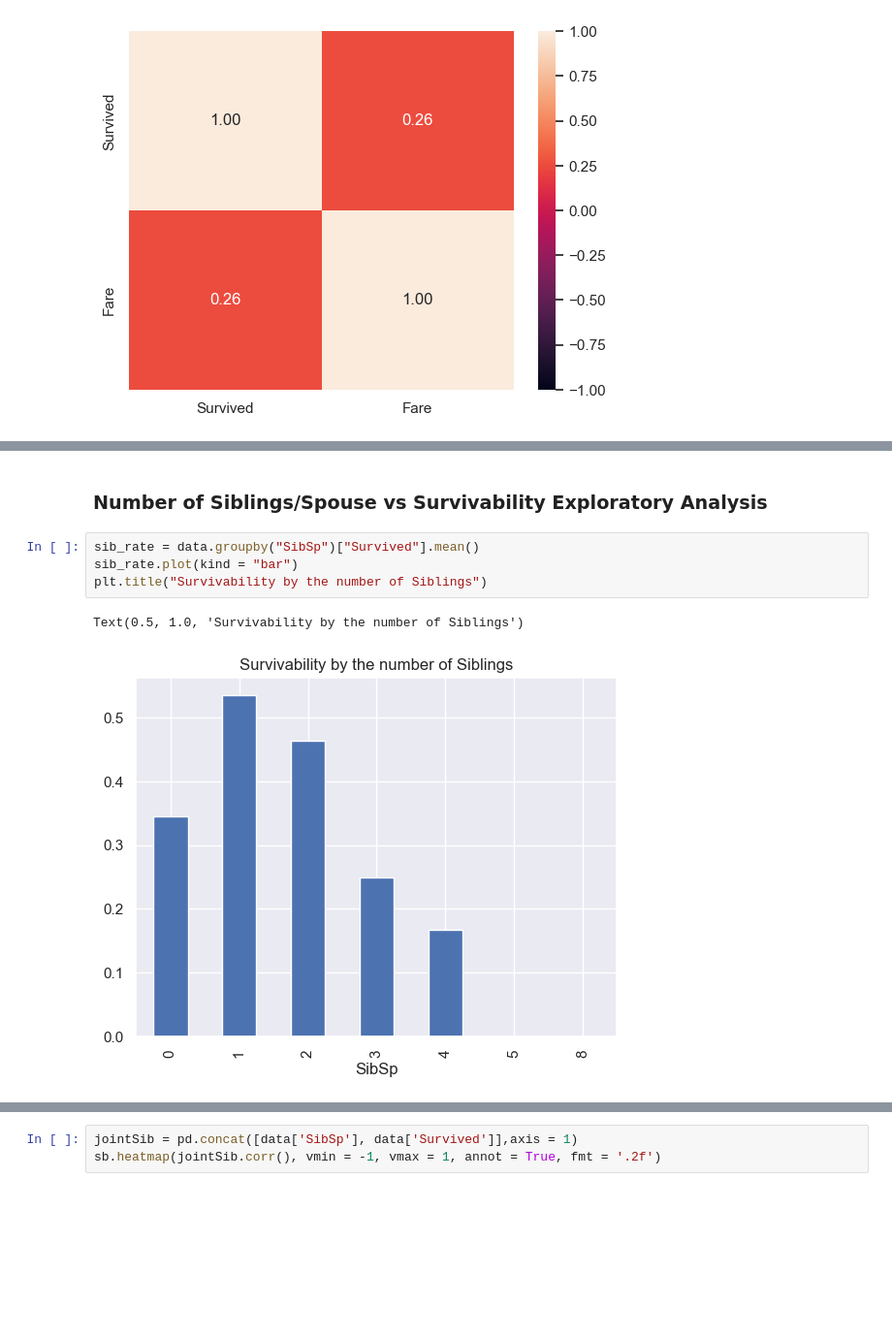
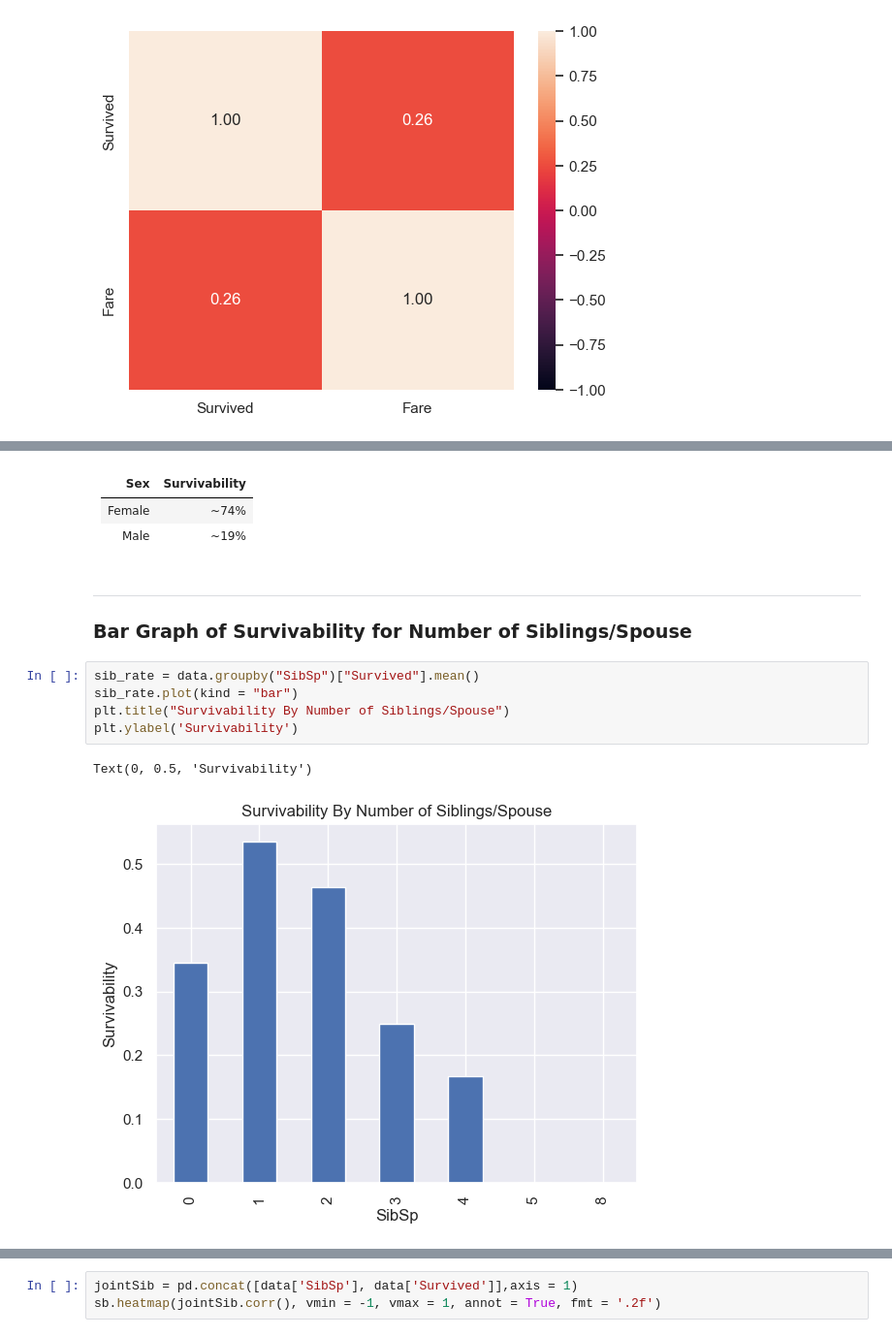
Before and after one commit to HongSon28/IE0005-Mini-Project, a Jupyter notebook: Main.ipynb, the cells around one changed output, grey strips where cells are left out. Shown at 97% size. Saved outputs shown, nothing was run; the diff lists cells and outputs as text; blank space fills up the shorter version.

```diff
--- a/Main.ipynb
+++ b/Main.ipynb
@@ -243,9 +325,19 @@ Text(0.5, 1.0, 'Survivability by gender')
+# %% [markdown]
+<div style="display: inline-block">
+
+|Sex|Survivability|
+|------|-------------|
+|Female|~74%|
+|Male|~19%|
+</div>
 # %% [markdown]
-### Number of Siblings/Spouse vs Survivability Exploratory Analysis
+---
+### Bar Graph of Survivability for Number of Siblings/Spouse
 # %%
 sib_rate = data.groupby("SibSp")["Survived"].mean()
 sib_rate.plot(kind = "bar")
-plt.title("Survivability by the number of Siblings")
+plt.title("Survivability By Number of Siblings/Spouse")
+plt.ylabel('Survivability')
 # %% [output]
-Text(0.5, 1.0, 'Survivability by the number of Siblings')
+Text(0, 0.5, 'Survivability')
-[figure, old version]
+[figure, new version]
```
Also changed, not shown: parts of 58 cells of this notebook, 1 other file.
